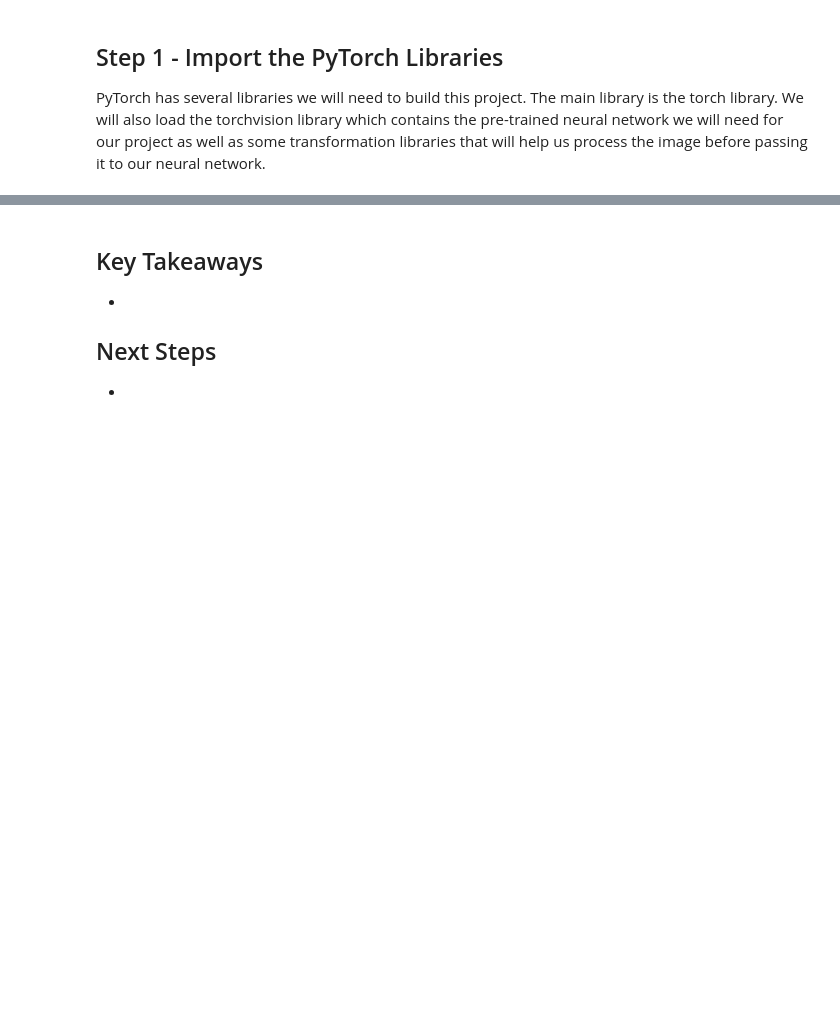
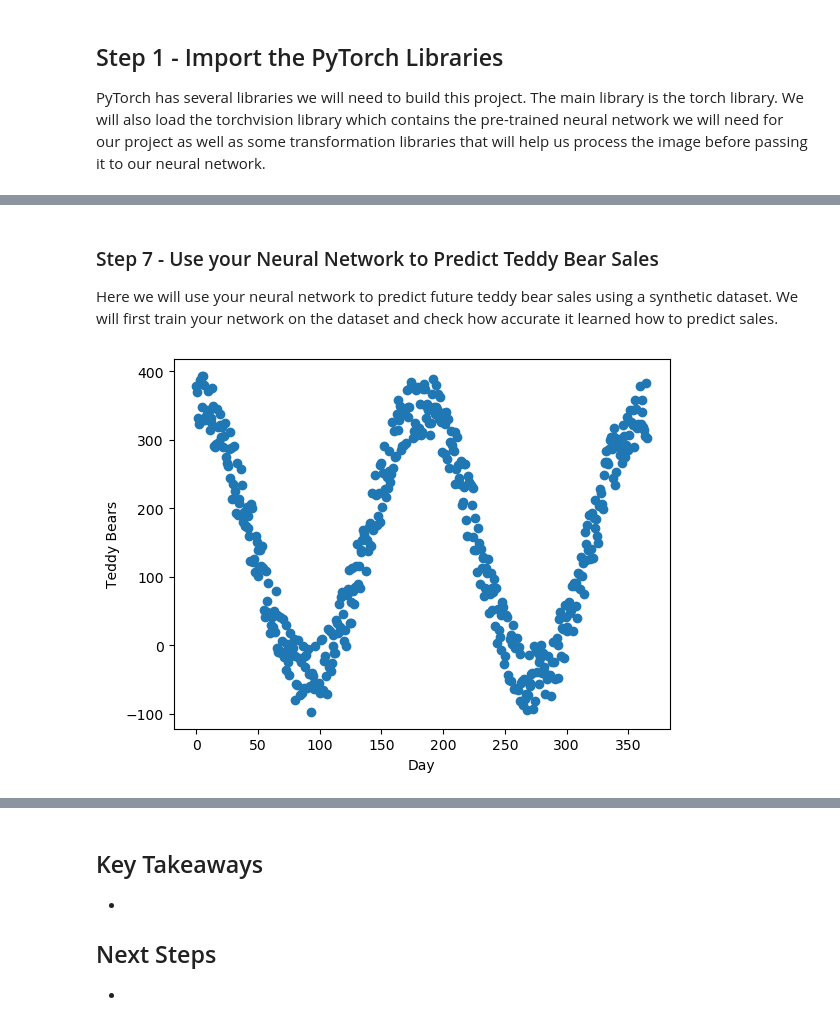
Before and after one commit to LeakyAI/PyTorch-Overview, a Jupyter notebook: Neural Networks.ipynb, the cells around one changed output, grey strips where cells are left out. Drawn from its saved outputs; the diff is of its cells as text; code cells hidden in the pictures; blank space fills up the shorter version.

```diff
--- a/Neural Networks.ipynb
+++ b/Neural Networks.ipynb
@@ -158,0 +213,20 @@ for x in range(0,total):
+# %% [markdown]
+### Step 7 - Use your Neural Network to Predict Teddy Bear Sales
+Here we will use your neural network to predict future teddy bear sales using a synthetic dataset.  We will first train your network on the dataset and check how accurate it learned how to predict sales.
+# %%
+# Create a random synthentic dataset
+# In this case, imagine you are running a business that sells teddy bears
+# Here we will create a ficticious first year of sales data showing
+# the amount of teddy bears you sold each day
+import math, random
+import matplotlib.pyplot as plt
+day = torch.linspace(0, 365, 500)
+teddyBears = 100*(2*torch.cos(day*4*math.pi/365)+torch.rand(500))+100
+
+# Display our Teddy Bear sales data for year 1
+plt.scatter(day, teddyBears)
+plt.xlabel("Day")
+plt.ylabel("Teddy Bears")
+plt.show()
+# %% [output]
+[figure, added]
```
Also changed, not shown: parts of 39 cells of this notebook.
